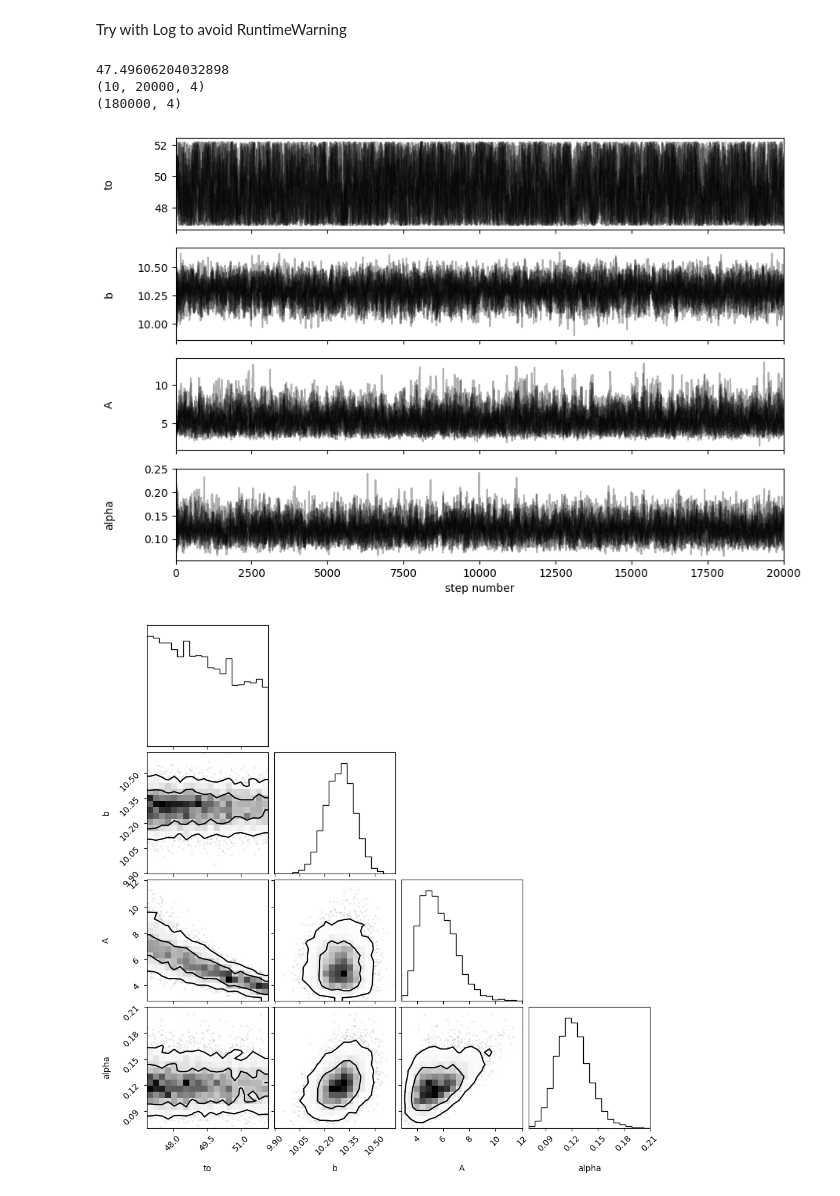
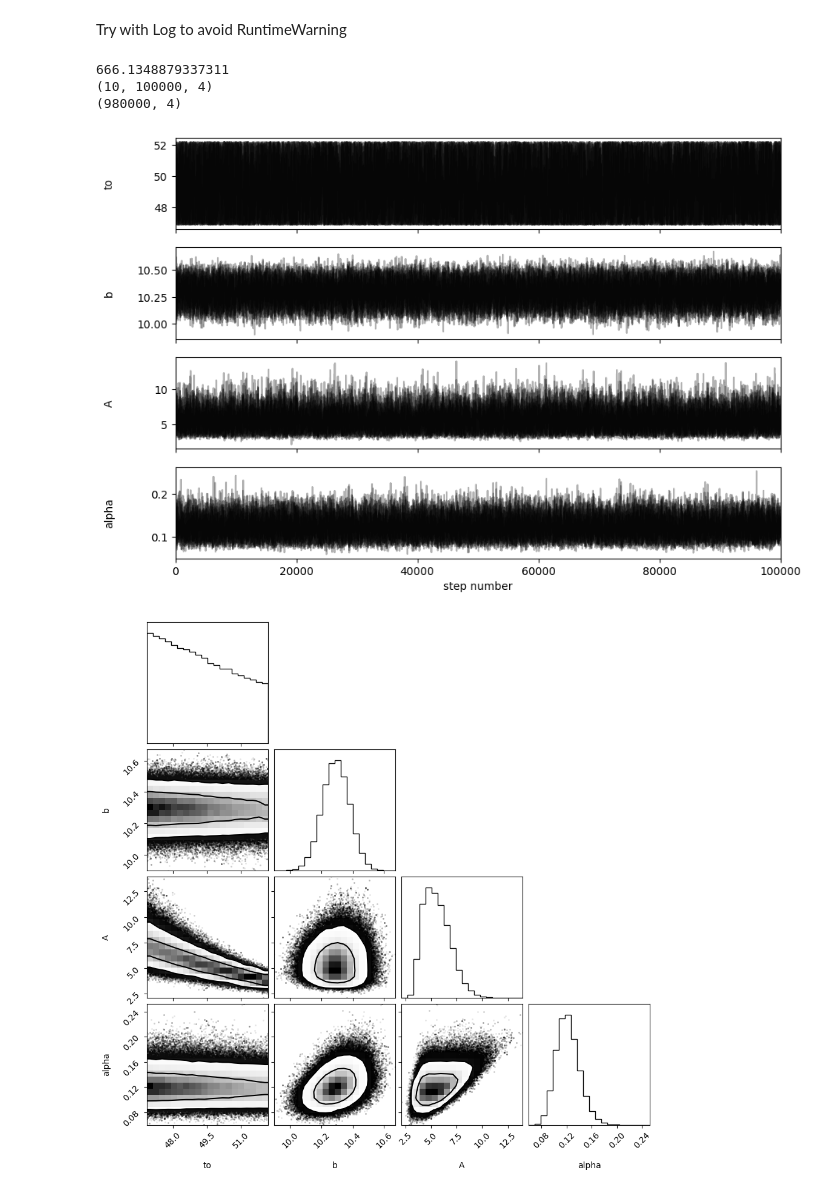
Before and after one commit to Sofiadossena/astrostatistics_bicocca_2025, a Jupyter notebook: working/Transient.ipynb, the cells around one changed output. Cells and saved outputs as stored; diff of their text form; code cells hidden in the pictures.

```diff
--- a/working/Transient.ipynb
+++ b/working/Transient.ipynb
@@ -73,7 +73,7 @@ def LogPosterior (x):
 ndim = 4  # number of parameters in the model
 nwalkers = 10  # number of MCMC walkers
 burn = 2000  # "burn-in" period to let chains stabilize
-nsteps = 20000  # number of MCMC steps to take **for each walker**
+nsteps = 100000  # number of MCMC steps to take **for each walker**
 
 # initialize theta
 np.random.seed(0)
@@ -92,9 +92,9 @@ emcee_trace  = sampler.chain[:, burn:, :].reshape(-1, ndim)
 print(sampler.chain.shape) #original chain structure
 print(emcee_trace.shape)
 # %% [output]
-47.49606204032898
-(10, 20000, 4)
-(180000, 4)
+666.1348879337311
+(10, 100000, 4)
+(980000, 4)
 # %%
 #plot showing the entire chain
 
@@ -110,9 +110,15 @@ for i in range(ndim):
 
 axes[-1].set_xlabel("step number");
 # %% [output]
-[figure, old version]
+[figure, new version]
 # %%
-flat_samples = sampler.get_chain(discard=100, thin=30, flat=True)
+#take one point every autocorrelation lenght
+
+tau = sampler.get_autocorr_time()
+thin = tau.astype(int)
+Thin=[72,72,77,69]
+
+flat_samples = sampler.get_chain(discard=burn, flat=True)
 fig = corner.corner(flat_samples, labels=labels, levels=[0.68,0.95])
 # %% [output]
-[figure, old version]
+[figure, new version]
```
Also changed, not shown: parts of 1 cell of this notebook.
